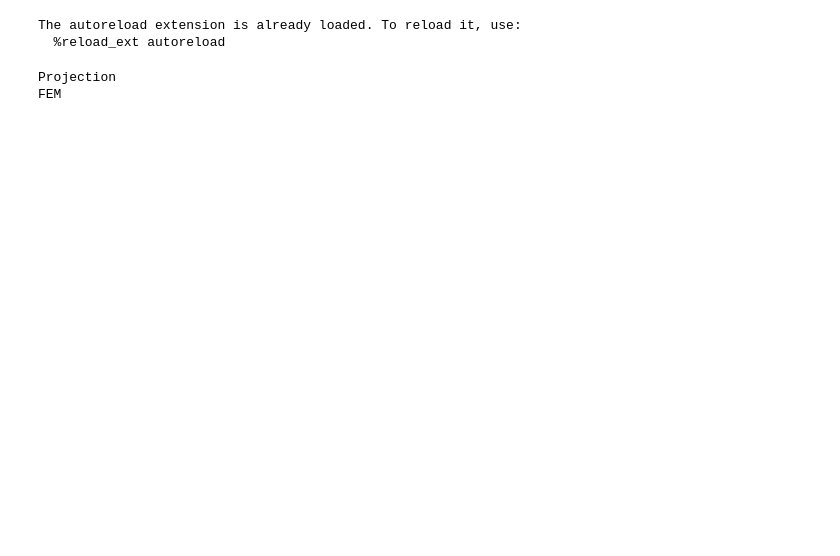
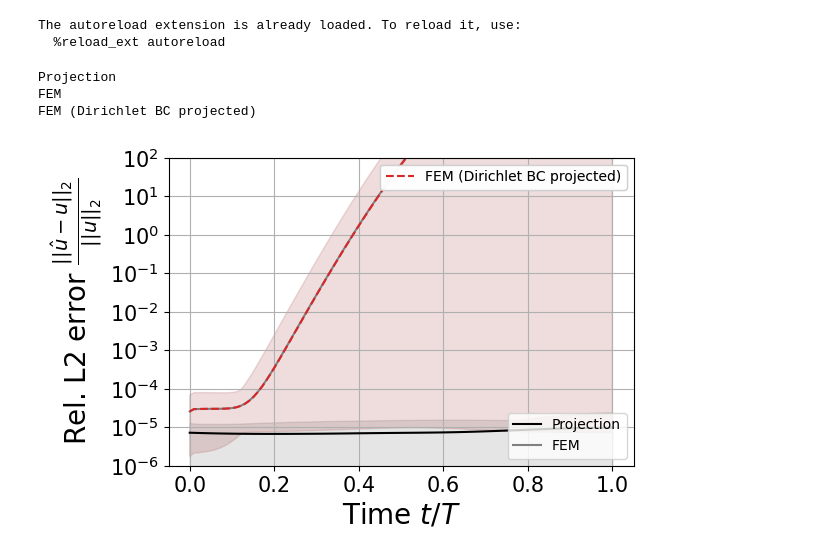
Before and after one commit to JoostHMPrins/ngo, a Jupyter notebook: analysisnotebooks/timestepping.ipynb, the cells around one changed output. Cells and saved outputs as stored; diff of their text form; code cells hidden in the pictures; blank space fills up the shorter version.

```diff
--- a/analysisnotebooks/timestepping.ipynb
+++ b/analysisnotebooks/timestepping.ipynb
@@ -28,13 +28,14 @@ The autoreload extension is already loaded. To reload it, use:
 from NeuralOperator import NeuralOperator
 
 logdir = '../../../nnlogs'
-device = 'cuda:2'
+device = 'cuda:3'
 
 sublogdir = 'tdd'
 
 projection = loadmodelfromlabel(model=NeuralOperator, label='modelNGO', logdir=logdir, sublogdir=sublogdir, device=device)
 projection.hparams['modeltype'] = 'projection'
 projection.hparams['dtype'] = torch.float64
+projection.hparams['Dt'] = 0.001
 projection.__init__(projection.hparams)
 
 FEM = loadmodelfromlabel(model=NeuralOperator, label='modelNGO', logdir=logdir, sublogdir=sublogdir, device=device)
@@ -42,6 +43,10 @@ FEM.hparams['modeltype'] = 'FEM'
 FEM.hparams['dtype'] = torch.float64
 FEM.hparams['Neumannseries'] = False
 FEM.hparams['Neumannseries_order'] = None
+FEM.hparams['project_materialparameters'] = True
+FEM.hparams['project_rhs'] = False
+FEM.hparams['gamma_stabilization'] = 0
+FEM.hparams['Dt'] = 0.001
 FEM.__init__(FEM.hparams)
 
 NN = loadmodelfromlabel(model=NeuralOperator, label='NN', logdir=logdir, sublogdir=sublogdir, device=device)
@@ -66,18 +71,19 @@ modelNGO_C = loadmodelfromlabel(model=NeuralOperator, label='modelNGO_C', logdir
 
 modeldict = {'Projection': projection,
              'FEM': FEM,
-              'NN': NN,
-              'FNO': FNO,
-              'DeepONet': DeepONet,
-             'VarMiON': VarMiON,
-            #'Data NGO': dataNGO,
-            'Data NGO': dataNGO_C,
-             # 'Data-free NGO': datafreeNGO,
-             'Data-free NGO': datafreeNGO_C,
-             # 'Model NGO': modelNGO,
-             'Model NGO': modelNGO_C}
+             'FEM (Dirichlet BC projected)': FEM_projrhs}
+            #   'NN': NN,
+            #   'FNO': FNO,
+            #   'DeepONet': DeepONet,
+            #  'VarMiON': VarMiON,
+            # #'Data NGO': dataNGO,
+            # 'Data NGO (m)': dataNGO_C,
+            # #'Data-free NGO': datafreeNGO,
+            # 'Data-free NGO (m)': datafreeNGO_C,
+            # #'Model NGO': modelNGO,
+            # 'Model NGO (m)': modelNGO_C}
 # %%
-N_samples = 100
+N_samples = 10
 n_timesteps = 100
 t_values = np.linspace(0,n_timesteps*projection.hparams['Dt'],n_timesteps)
 
@@ -92,8 +98,8 @@ size_title = 20
 size_ticklabels = 15
 size_axeslabels = 20
 
-quadrature = GaussLegendreQuadrature(n_elements=[1,3,3], Q=[3,30,30])
-# quadrature = UniformQuadrature(Q=[3,30,30])
+# quadrature = GaussLegendreQuadrature(n_elements=[1,3,3], Q=[1,30,30])
+quadrature = UniformQuadrature(Q=[3,30,30])
 x = quadrature.xi
 w = quadrature.w
 w = w*projection.hparams['Dt']
@@ -120,6 +126,7 @@ for model in modeldict:
     modeldict[str(model)].timestep = 0
     x_scaled = np.copy(x)
     x_scaled[:,0] = x_scaled[:,0]*modeldict[str(model)].hparams['Dt']
+
     for i in range(n_timesteps):
         u_exact = discretize_functions(u, x_scaled)
         u_hat = modeldict[str(model)].simforward(theta, f, etab, etat, gl, gr, u0, x, u)
@@ -135,32 +142,33 @@ for model in modeldict:
 
 fig, ax = plt.subplots(1,1, figsize=(6, 4))
 fig.subplots_adjust(left=None, bottom=None, right=None, top=None, wspace=0.4, hspace=0.4)
 
 plots = []
 m=0
 ax.tick_params(axis='both', labelsize=size_ticklabels)
 ax.set_xlabel(r'Time $t/T$', fontsize=size_axeslabels)
 ax.set_ylabel(r'Rel. L2 error $\frac{||\hat{u}-u||_2}{||u||_2}$', fontsize=size_axeslabels)
 ax.set_yscale('log')
 # ax.set_xlim(0, 1.05)
 ax.set_ylim(1e-6,1e2)
 ax.set_yticks([1e-6,1e-5,1e-4,1e-3,1e-2,1e-1,1e0,1e1,1e2])
 ax.grid()
-# ax.set_title('FNO', fontsize=size_title)
 for model in modeldict:
     # plots.append(ax.errorbar(t_values, L2_scaled_avg[m], yerr=yerr[m], fmt=".-", capsize=6, ms=15, label=str(model), color=colors[m], linestyle=linestyles[m]))
     plots.append(ax.plot(t_values, L2_scaled_avg[m], label=str(model), color=colors[m], linestyle=linestyles[m])[0])
     ax.fill_between(t_values, yerr[m,0,:], yerr[m,1,:], alpha=0.1, color=colors[m])
     m+=1
-# plt.legend(fontsize=10, ncols=1)
+# plt.legend(fontsize=10, ncols=2, loc='lower right')
 legend1 = ax.legend(handles=plots[0:2],fontsize=10, ncols=1, loc='lower right')
 plt.gca().add_artist(legend1)
 legend2 = ax.legend(handles=plots[2:],fontsize=10, ncols=2, loc='upper right')
 plt.gca().add_artist(legend2)
 
 plt.savefig("errorovertime.svg", bbox_inches='tight')#, transparent=True)
 
 plt.show()
 # %% [output]
 Projection
 FEM
+FEM (Dirichlet BC projected)
+[figure, added]
```
Also changed, not shown: 8 other files.
